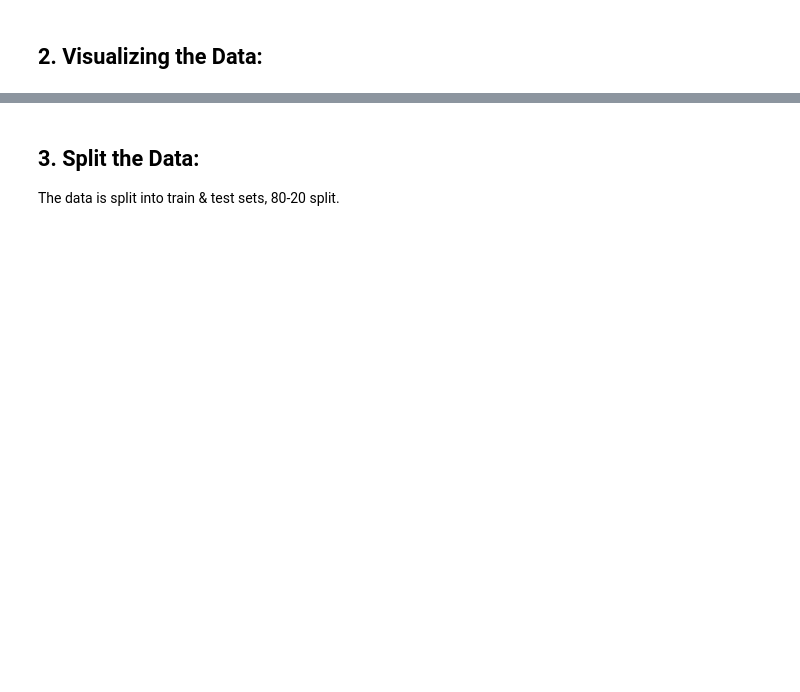
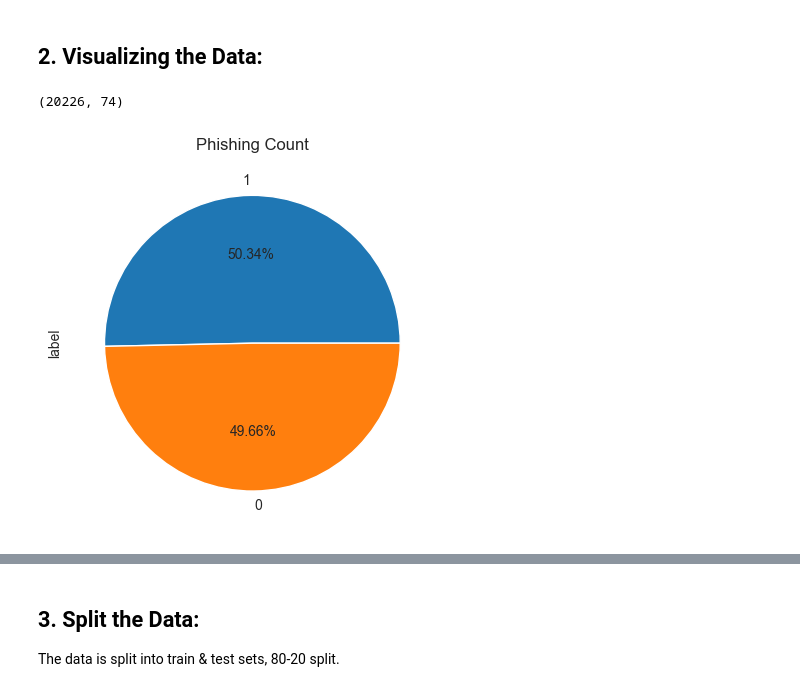
Before and after one commit to HarryD97/URL-Content-based-Phishing-Website-Detection-using-Machine-Learning, a Jupyter notebook: Model/Training.ipynb, the cells around one changed output, grey strips where cells are left out. Saved outputs shown, nothing was run; the diff lists cells and outputs as text; code cells hidden in the pictures; blank space fills up the shorter version.

```diff
--- a/Model/Training.ipynb
+++ b/Model/Training.ipynb
@@ -27,7 +36,13 @@ df.head()
 # %% [markdown]
 ## 2. Visualizing the Data:
 # %%
-df.shape
+print(df.shape)
+df['label'].value_counts().plot(kind='pie',autopct='%1.2f%%')
+plt.title("Phishing Count")
+plt.show()
+# %% [output]
+(20226, 74)
+[figure, added]
 # %%
 #description of dataset
 df.describe().T
```
Also changed, not shown: parts of 6 cells of this notebook, 14 other files.
